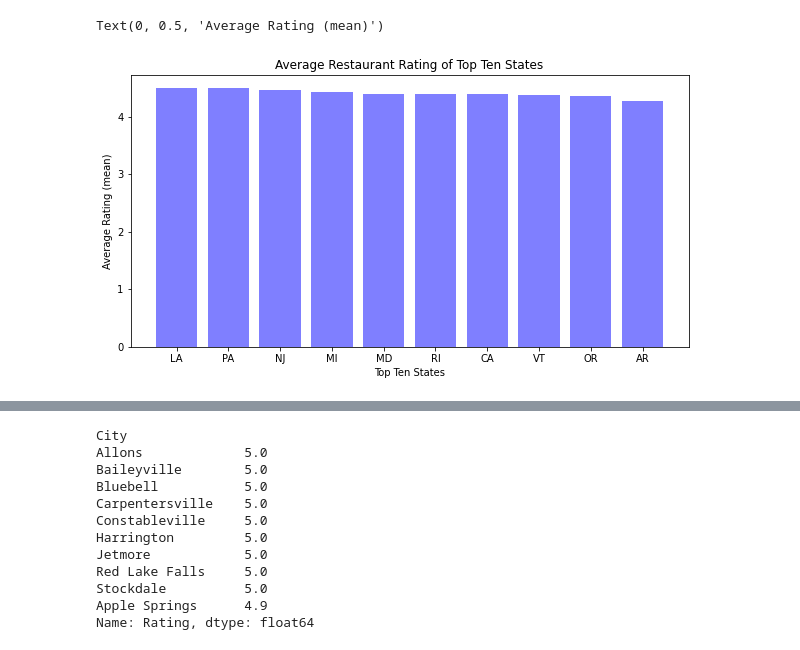
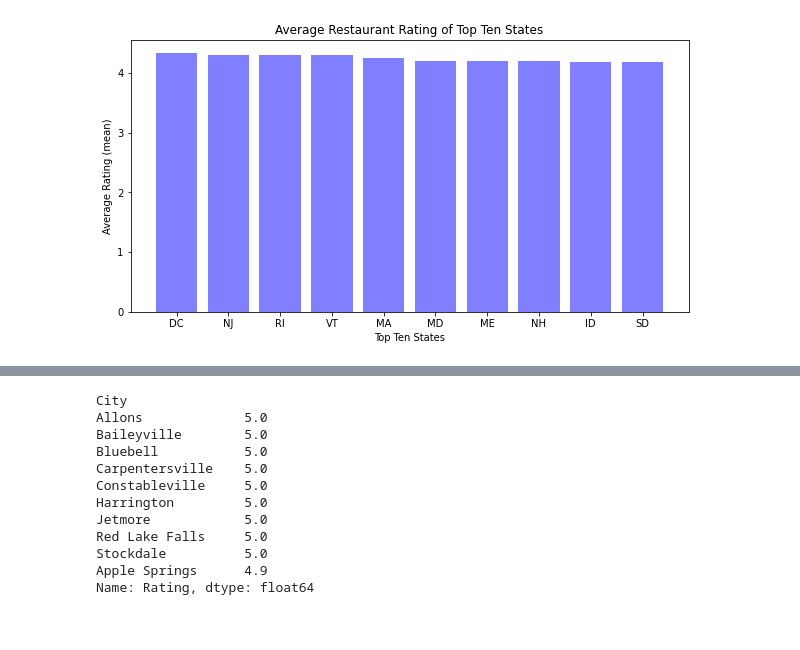
Before and after one commit to YGroza83/Restaurant_Ratings_over_Map, a Jupyter notebook: Kurt_Final.ipynb, the cells around one changed output, grey strips where cells are left out. Cells and saved outputs as stored; diff of their text form; code cells hidden in the pictures.

```diff
--- a/Kurt_Final.ipynb
+++ b/Kurt_Final.ipynb
@@ -9,7 +12,10 @@ import numpy as np
 # Read the final restaurant data
 # Split the "Address" column into "City", "State" and "Country"
 data_df = pd.read_csv('Resources/LargeSample.csv')
+data_df.drop_duplicates(keep='first', inplace=True, ignore_index=True)
 data_df[["City",'State','Country','0']] = data_df['Address'].str.split(',',expand=True)
 data_df[["Number",'City']] = data_df['City'].str.split(' ',expand=True, n=1)
+data_df = data_df[data_df['State'].str.len() < 4].reset_index()
+data_df = data_df[data_df['Ratings count'] < 15000].reset_index()
 data_df
 # %% [output]
@@ -68,0 +55,5 @@ Name: Rating, dtype: float64
+# %%
+# Use groupby to calculate the top 10 states with the highest ratings:
+
+state_df = data_df.groupby(['State'])['Rating'].mean().nlargest(10)
+state_df
@@ -69,19 +73,19 @@ Name: Rating, dtype: float64
 # %%
-# Generate a bar plot showing the median rating of each state using pyplot.
+# Plot the 10 states with the highest ratings using a bar chart:
 
 x_axis = np.arange(len(state_df))
 
 # plt.figure(figsize=(20,3))
 fig = plt.figure(figsize=(10,5))
 plt.bar(x_axis, state_df, color='b', alpha=0.5, align="center")
 
 tick_locations = [value for value in x_axis]
-plt.xticks(tick_locations, ["LA", "PA", "NJ", "MI", "MD", "RI", "CA", "VT", "OR",
-                            "AR"], rotation=0)
+plt.xticks(tick_locations, ["DC", "NJ", "RI", "VT", "MA", "MD", "ME", "NH", "ID",
+                            "SD"], rotation=0)
 
 plt.title("Average Restaurant Rating of Top Ten States")
 plt.xlabel("Top Ten States")
 plt.ylabel("Average Rating (mean)")
+plt.savefig("Images/top_10_state_ratings.png")
 # %% [output]
-Text(0, 0.5, 'Average Rating (mean)')
-[figure, old version]
+[figure, new version]
```
Also changed, not shown: parts of 12 cells of this notebook, 15 other files.
